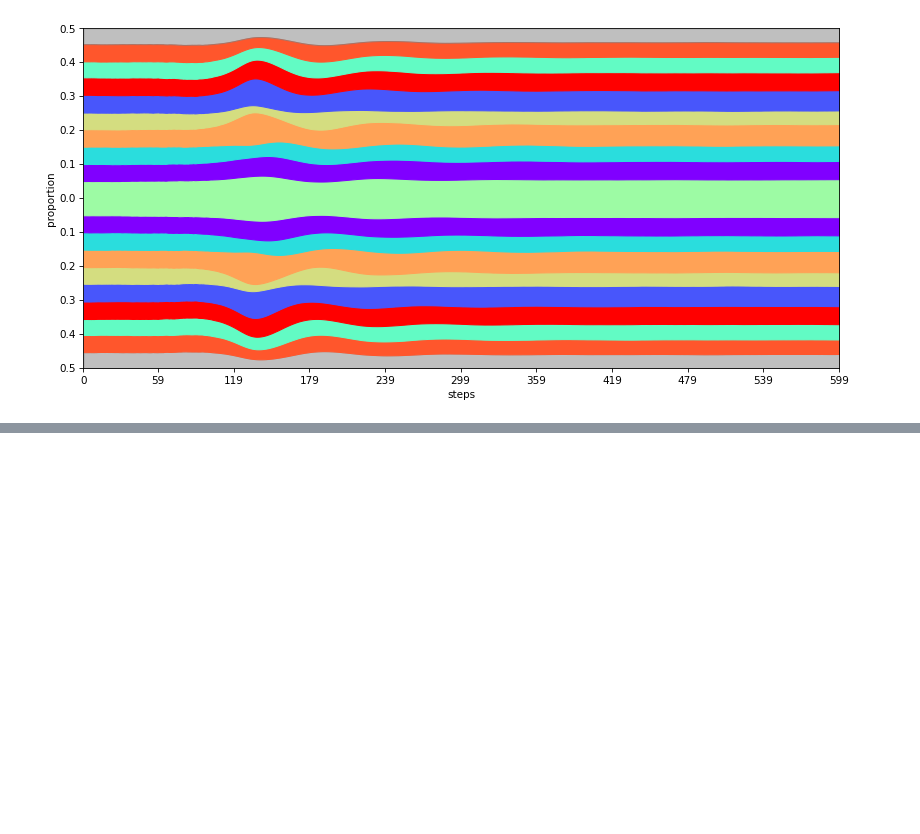
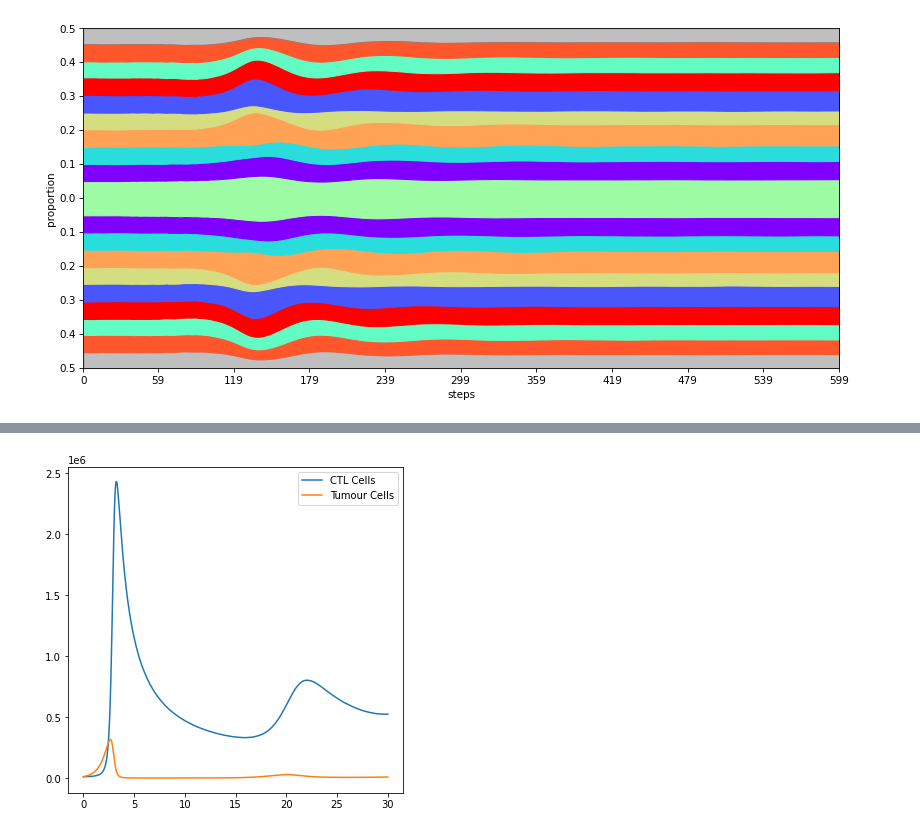
Before and after one commit to alienmist325/tumour_immune_interactions, a Jupyter notebook: sim/graphing.ipynb, the cells around one changed output, grey strips where cells are left out. Drawn from its saved outputs; the diff is of its cells as text; code cells hidden in the pictures; blank space fills up the shorter version.

Commit message:
Do graphing

```diff
--- a/sim/graphing.ipynb
+++ b/sim/graphing.ipynb
@@ -232,3 +232,5 @@ fish(sim, "CTL")
 # %% [output]
 <module 'matplotlib.pyplot' from 'c:\\Users\\akesh\\AppData\\Local\\Programs\\Python\\Python310\\lib\\site-packages\\matplotlib\\pyplot.py'>
 [figure]
+# %%
+sim = get_sim("../sim_data/sim.pickle_UnifBinding0.5")
@@ -234,0 +239,3 @@ fish(sim, "CTL")
+# %%
+graph(sim)
+# %% [output]
@@ -234,0 +243 @@ fish(sim, "CTL")
+[figure, added]
```
Also changed, not shown: parts of 4 cells of this notebook, 2 other files.
